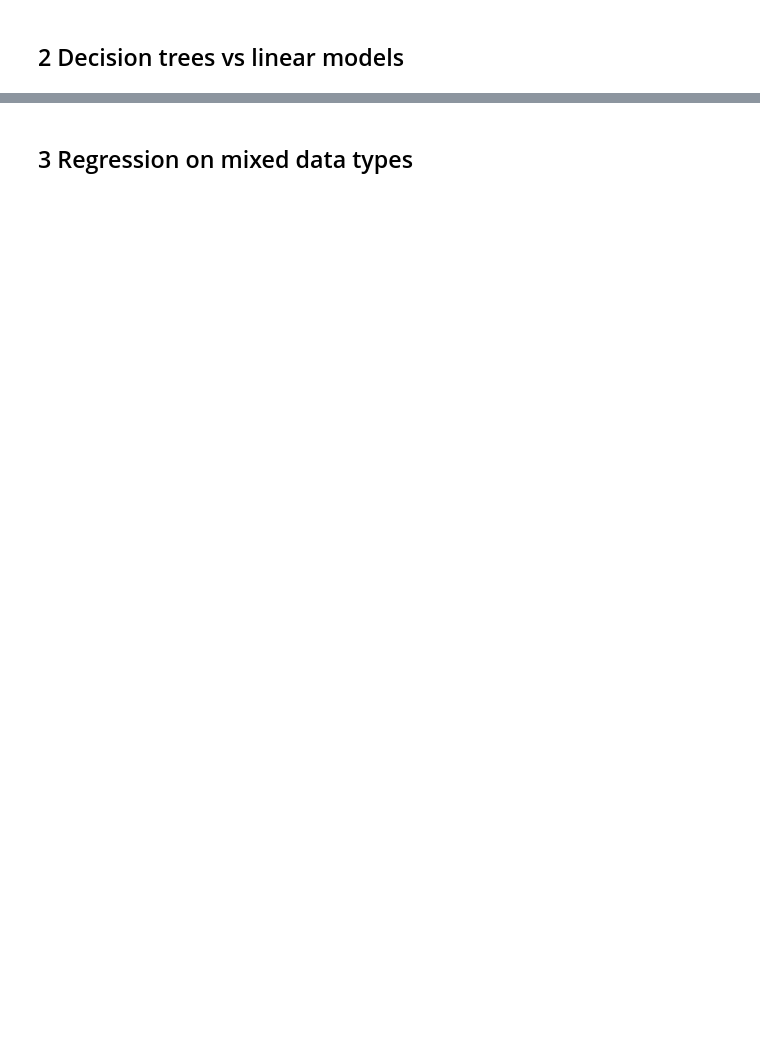
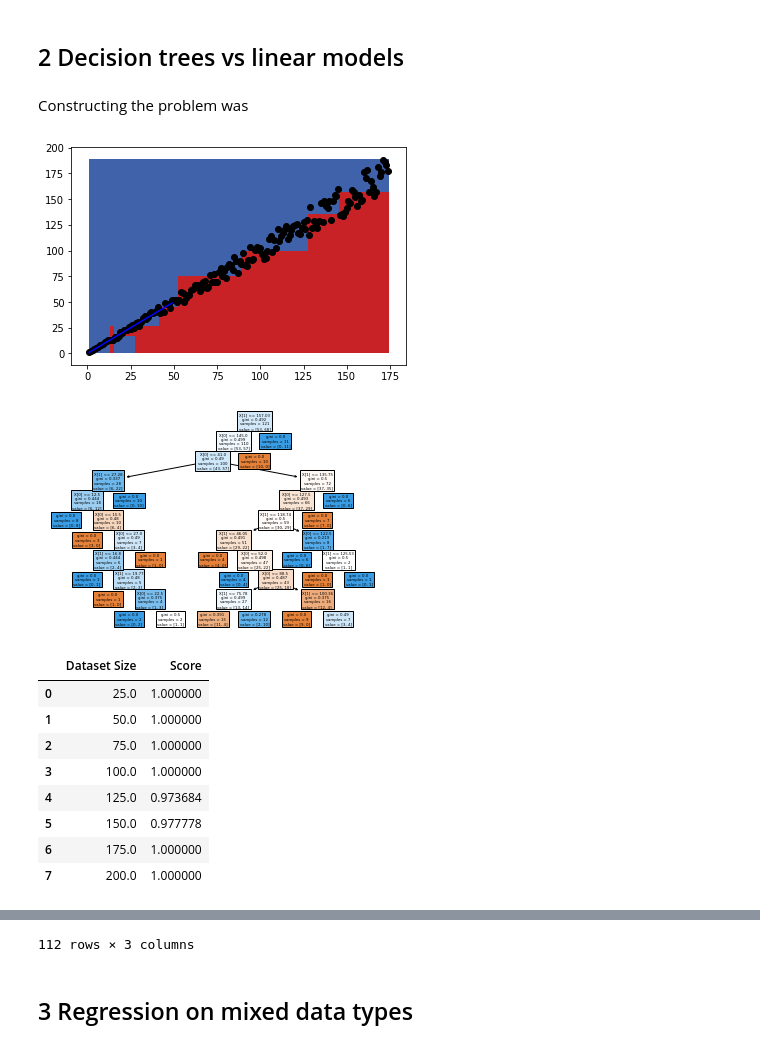
Before and after one commit to bluewater18/ml, a Jupyter notebook: mme88.ipynb, the cells around one changed output, grey strips where cells are left out. Cells and saved outputs as stored; diff of their text form; code cells hidden in the pictures; blank space fills up the shorter version.

```diff
--- a/mme88.ipynb
+++ b/mme88.ipynb
@@ -185,2 +191,4 @@ The best classifier achieved an accuracy of  0.65  on the test data
 # %% [markdown]
 ## 2 Decision trees vs linear models
+# %% [markdown]
+Constructing the problem was
@@ -186,0 +217,71 @@ The best classifier achieved an accuracy of  0.65  on the test data
+# %%
+#
+
+ldf = pd.DataFrame(columns=['Dataset Size', 'Score'])
+tdf = pd.DataFrame(columns=['Dataset Size', 'Max Depth', 'Score'])
+for k in range(25, 201, 25):
+    x,y = create_dataset(k)
+    x_train, x_test, y_train, y_test = train_test_split(x, y, test_size=0.3, random_state=0)
+    linear = linear_model.SGDClassifier()
+    linear.fit(x_train, y_train)
+    linear_predict = linear.predict(x_test)
+    linear_predict = linear_predict.tolist()
+    #l_accuracy = accuracy_score(y_test, linear_predict)
+    l_score = linear.score(x_test, y_test)
+    ldf = ldf.append({'Dataset Size':k, 'Score':l_score}, ignore_index=True)
+    for l in range(1,15):
+        d_tree = tree.DecisionTreeRegressor(max_depth=l)
+        d_tree = d_tree.fit(x_train, y_train)
+        d_tree_predict = d_tree.predict(x_test)
+        #d_tree_accuracy = accuracy_score(y_test, d_tree_predict)
+        score = d_tree.score(x_test, y_test)
+        tdf = tdf.append({'Dataset Size':k, 'Max Depth':l,'Score':score}, ignore_index=True)
+
+x, y = create_dataset(175)
+x_train, x_test, y_train, y_test = train_test_split(x, y, test_size=0.3, random_state=0)
+d_tree = tree.DecisionTreeClassifier(max_depth=10)
+d_tree = d_tree.fit(x_train, y_train)
+d_tree_predict = d_tree.predict(x_test)
+#d_tree_accuracy = accuracy_score(y_test, d_tree_predict)
+score = d_tree.score(x_test, y_test)
+
+#PLOT THE DTREE BOUNDARY
+plot_step = 0.02
+X=x
+Y=y
+x_min, x_max = min([a for a,_ in x]), max([a for a,_ in x])
+y_min, y_max = min([a for _,a in x]), max([a for _,a in x])
+xx, yy = np.meshgrid(np.arange(x_min, x_max, plot_step),
+np.arange(y_min, y_max, plot_step))
+plt.tight_layout(h_pad=0.5, w_pad=0.5, pad=2.5)
+Z = d_tree.predict(np.c_[xx.ravel(), yy.ravel()])
+Z = Z.reshape(xx.shape)
+cs = plt.contourf(xx, yy, Z, cmap=plt.cm.RdYlBu)
+
+#Plot points
+i,j = range(1,50,1), range(2,100,2)
+plt.scatter([a for a,_ in x], [a for _,a in x], color='black')
+plt.plot(i,i, color='blue')
+plt.xticks()
+plt.yticks()
+plt.figure()
+plot_tree(d_tree, filled=True)
+plt.show()
+
+
+
+display(ldf)
+display(tdf)
+        #print(score)
+# %% [output]
+[figure, added]
+[figure, added]
+|  | Dataset Size | Score |
+| 0 | 25.0 | 1.000000 |
+| 1 | 50.0 | 1.000000 |
+| 2 | 75.0 | 1.000000 |
+| 3 | 100.0 | 1.000000 |
+| 4 | 125.0 | 0.973684 |
+| 5 | 150.0 | 0.977778 |
+| 6 | 175.0 | 1.000000 |
+| 7 | 200.0 | 1.000000 |
@@ -187,2 +305,3 @@ The best classifier achieved an accuracy of  0.65  on the test data
+112 rows × 3 columns
 # %% [markdown]
 ## 3 Regression on mixed data types
```
Also changed, not shown: parts of 6 cells of this notebook.
